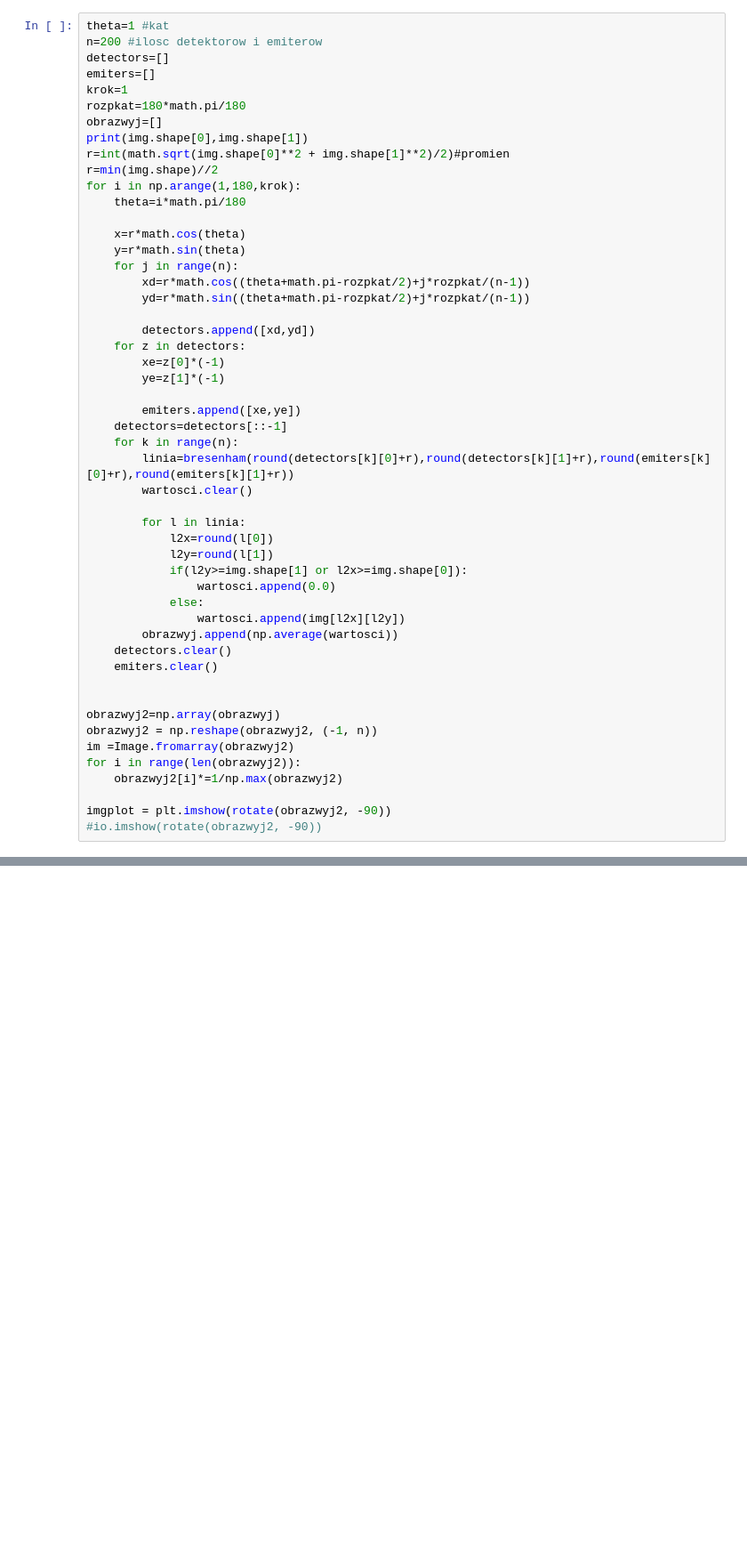
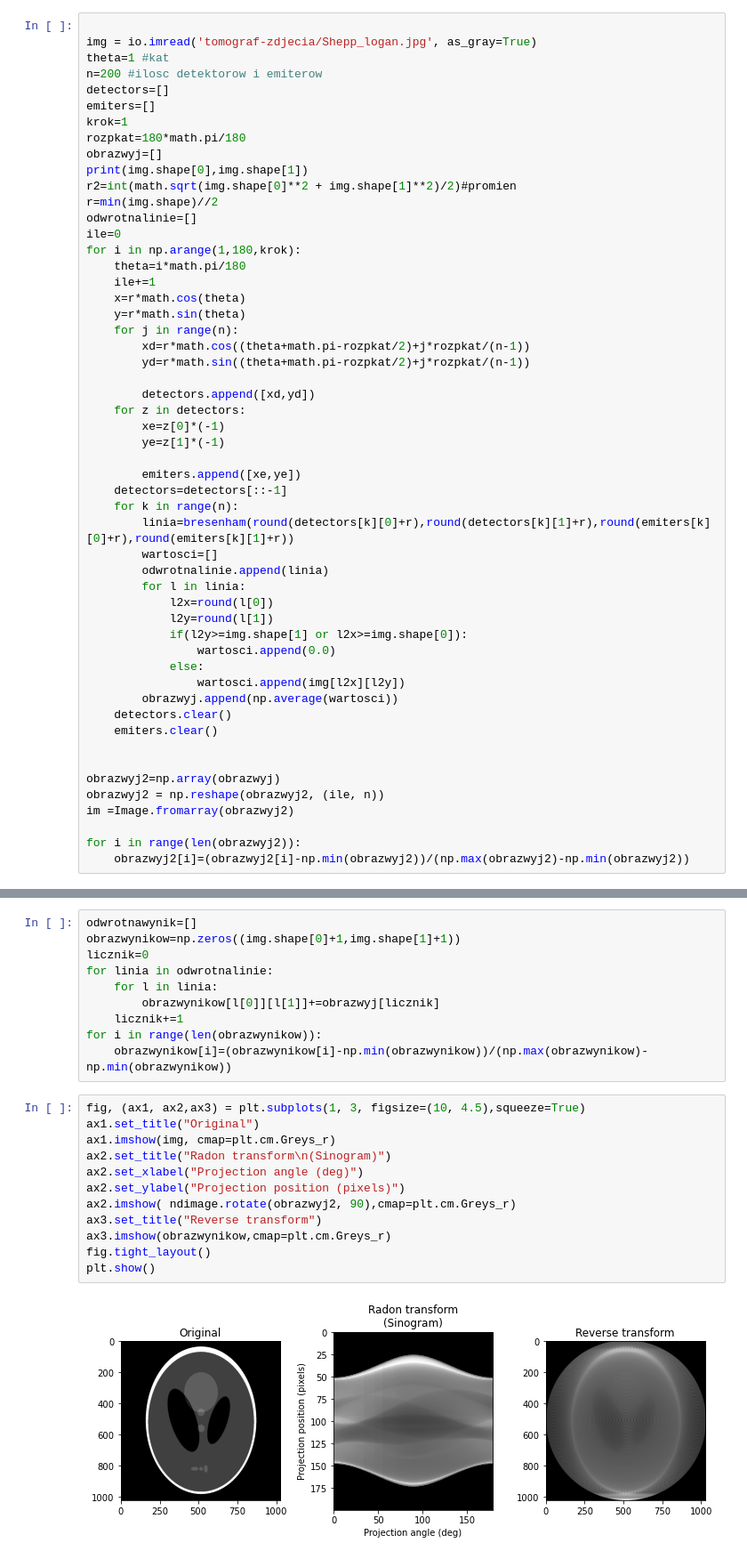
Before and after one commit to JanCiechan/IwM1, a Jupyter notebook: Untitled.ipynb, the cells around one changed output, grey strips where cells are left out. Shown at 89% size. Drawn from its saved outputs; the diff is of its cells as text; blank space fills up the shorter version.

```diff
--- a/Untitled.ipynb
+++ b/Untitled.ipynb
@@ -97,4 +43,6 @@ imgplot = plt.imshow(obrazwyj2)
 # %%
+
+img = io.imread('tomograf-zdjecia/Shepp_logan.jpg', as_gray=True)
 theta=1 #kat
 n=200 #ilosc detektorow i emiterow
 detectors=[]
@@ -103,11 +51,13 @@ krok=1
 rozpkat=180*math.pi/180
 obrazwyj=[]
 print(img.shape[0],img.shape[1])
-r=int(math.sqrt(img.shape[0]**2 + img.shape[1]**2)/2)#promien
+r2=int(math.sqrt(img.shape[0]**2 + img.shape[1]**2)/2)#promien
 r=min(img.shape)//2
+odwrotnalinie=[]
+ile=0
 for i in np.arange(1,180,krok):
     theta=i*math.pi/180
-
+    ile+=1
     x=r*math.cos(theta)
     y=r*math.sin(theta)
     for j in range(n):
@@ -123,8 +73,8 @@ for i in np.arange(1,180,krok):
     detectors=detectors[::-1]
     for k in range(n):
         linia=bresenham(round(detectors[k][0]+r),round(detectors[k][1]+r),round(emiters[k][0]+r),round(emiters[k][1]+r))
-        wartosci.clear()
-
+        wartosci=[]
+        odwrotnalinie.append(linia)
         for l in linia:
             l2x=round(l[0])
             l2y=round(l[1])
@@ -138,12 +88,10 @@ for i in np.arange(1,180,krok):
 
 
 obrazwyj2=np.array(obrazwyj)
-obrazwyj2 = np.reshape(obrazwyj2, (-1, n))
+obrazwyj2 = np.reshape(obrazwyj2, (ile, n))
 im =Image.fromarray(obrazwyj2)
+
 for i in range(len(obrazwyj2)):
-    obrazwyj2[i]*=1/np.max(obrazwyj2)
-
-imgplot = plt.imshow(rotate(obrazwyj2, -90))
-#io.imshow(rotate(obrazwyj2, -90))
+    obrazwyj2[i]=(obrazwyj2[i]-np.min(obrazwyj2))/(np.max(obrazwyj2)-np.min(obrazwyj2))
 # %% [output]
 1024 1024
@@ -202,3 +98,27 @@ imgplot = plt.imshow(obrazwyj2)
+# %%
+odwrotnawynik=[]
+obrazwynikow=np.zeros((img.shape[0]+1,img.shape[1]+1))
+licznik=0
+for linia in odwrotnalinie:
+    for l in linia:
+        obrazwynikow[l[0]][l[1]]+=obrazwyj[licznik]
+    licznik+=1
+for i in range(len(obrazwynikow)):
+    obrazwynikow[i]=(obrazwynikow[i]-np.min(obrazwynikow))/(np.max(obrazwynikow)-np.min(obrazwynikow))
+# %%
+fig, (ax1, ax2,ax3) = plt.subplots(1, 3, figsize=(10, 4.5),squeeze=True)
+ax1.set_title("Original")
+ax1.imshow(img, cmap=plt.cm.Greys_r)
+ax2.set_title("Radon transform\n(Sinogram)")
+ax2.set_xlabel("Projection angle (deg)")
+ax2.set_ylabel("Projection position (pixels)")
+ax2.imshow( ndimage.rotate(obrazwyj2, 90),cmap=plt.cm.Greys_r)
+ax3.set_title("Reverse transform")
+ax3.imshow(obrazwynikow,cmap=plt.cm.Greys_r)
+fig.tight_layout()
+plt.show()
+# %% [output]
+[figure, added]
 # %%
 import numpy as np
 import matplotlib.pyplot as plt
```
Also changed, not shown: parts of 4 cells of this notebook.
